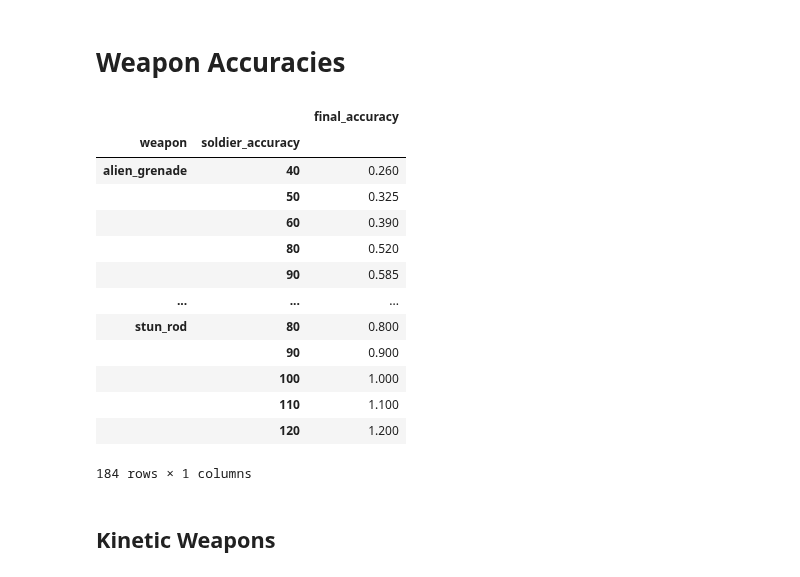
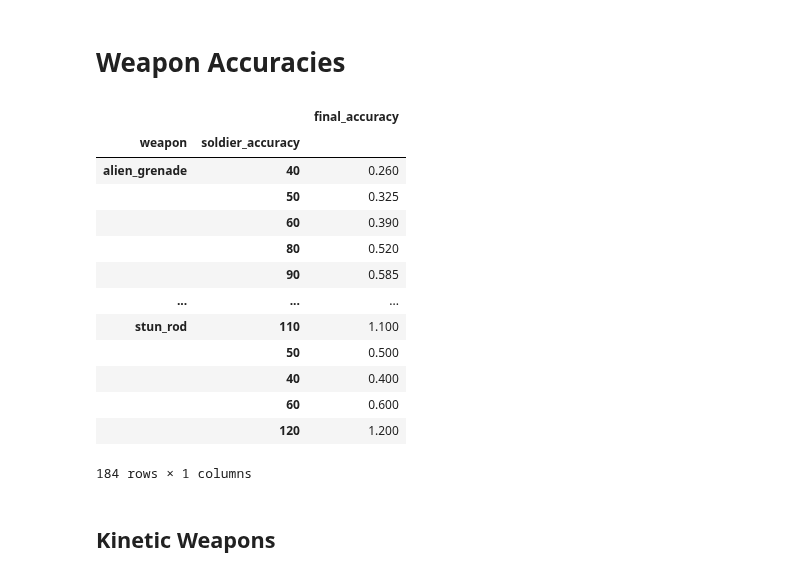
Before and after one commit to Bernardo-MG/xcom-analysis-jupyter-notebook, a Jupyter notebook: enemy_unknown/weapon_accuracy.ipynb, the cells around one changed output. Saved outputs shown, nothing was run; the diff lists cells and outputs as text; code cells hidden in the pictures.

```diff
--- a/enemy_unknown/weapon_accuracy.ipynb
+++ b/enemy_unknown/weapon_accuracy.ipynb
@@ -117,22 +117,23 @@ weapon_attacks_proficiency
 # %% [markdown]
 # Weapon Accuracies
 # %%
-weapon_proficiency_development = weapon_attacks_proficiency[["weapon", "soldier_accuracy", "final_accuracy"]]
-weapon_proficiency_development = weapon_proficiency_development.groupby(["weapon", "soldier_accuracy"]).max()
+weapon_proficiency_development = weapon_attacks_proficiency[["weapon", "fire_mode", "soldier_accuracy", "final_accuracy"]]
+weapon_proficiency_development = weapon_proficiency_development.groupby(["weapon", "soldier_accuracy"]).mean()
+weapon_proficiency_development = weapon_proficiency_development.sort_values(by=["weapon"])
 weapon_proficiency_development
 # %% [output]
 |  |  | final_accuracy |
 | weapon | soldier_accuracy |  |
 | alien_grenade | 40 | 0.260 |
 |  | 50 | 0.325 |
 |  | 60 | 0.390 |
 |  | 80 | 0.520 |
 |  | 90 | 0.585 |
 | ... | ... | ... |
-| stun_rod | 80 | 0.800 |
-|  | 90 | 0.900 |
-|  | 100 | 1.000 |
-|  | 110 | 1.100 |
+| stun_rod | 110 | 1.100 |
+|  | 50 | 0.500 |
+|  | 40 | 0.400 |
+|  | 60 | 0.600 |
 |  | 120 | 1.200 |
 184 rows × 1 columns
 # %% [markdown]
```
Also changed, not shown: parts of 6 cells of this notebook.
